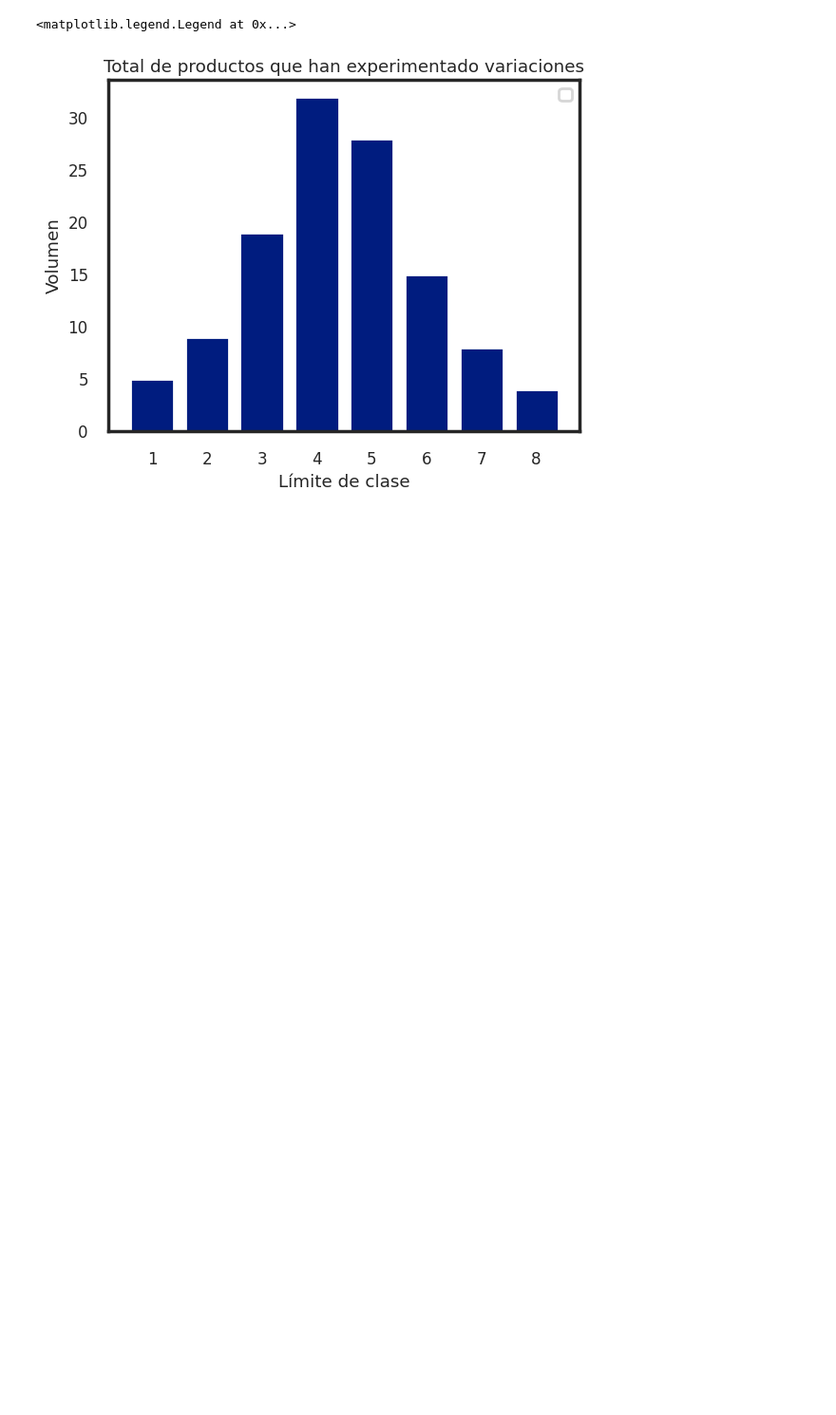
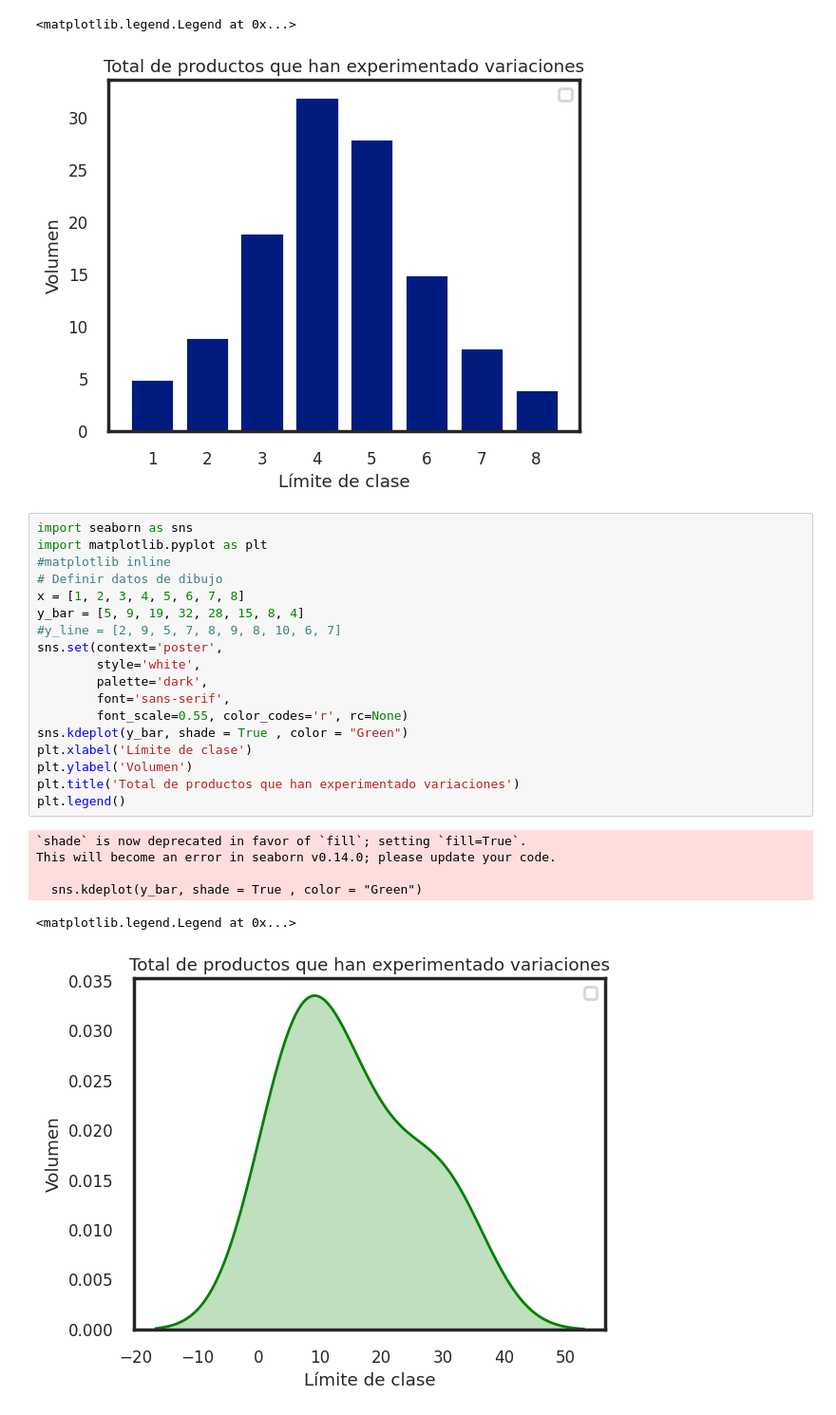
Before and after one commit to Altamirano-Alfredo/DS_MAR25, a Jupyter notebook: Análisis_Descriptivo.ipynb, the cells around one changed output. Shown at 95% size. Drawn from its saved outputs; the diff is of its cells as text; blank space fills up the shorter version.

```diff
--- a/Análisis_Descriptivo.ipynb
+++ b/Análisis_Descriptivo.ipynb
@@ -21,3 +21,28 @@ plt.legend()
 # %% [output]
 <matplotlib.legend.Legend at 0x...>
 [figure]
+# %%
+import seaborn as sns
+import matplotlib.pyplot as plt
+#matplotlib inline
+# Definir datos de dibujo
+x = [1, 2, 3, 4, 5, 6, 7, 8]
+y_bar = [5, 9, 19, 32, 28, 15, 8, 4]
+#y_line = [2, 9, 5, 7, 8, 9, 8, 10, 6, 7]
+sns.set(context='poster',
+        style='white',
+        palette='dark',
+        font='sans-serif',
+        font_scale=0.55, color_codes='r', rc=None)
+sns.kdeplot(y_bar, shade = True , color = "Green")
+plt.xlabel('Límite de clase')
+plt.ylabel('Volumen')
+plt.title('Total de productos que han experimentado variaciones')
+plt.legend()
+# %% [output]
+`shade` is now deprecated in favor of `fill`; setting `fill=True`.
+This will become an error in seaborn v0.14.0; please update your code.
+
+  sns.kdeplot(y_bar, shade = True , color = "Green")
+<matplotlib.legend.Legend at 0x...>
+[figure, added]
```
